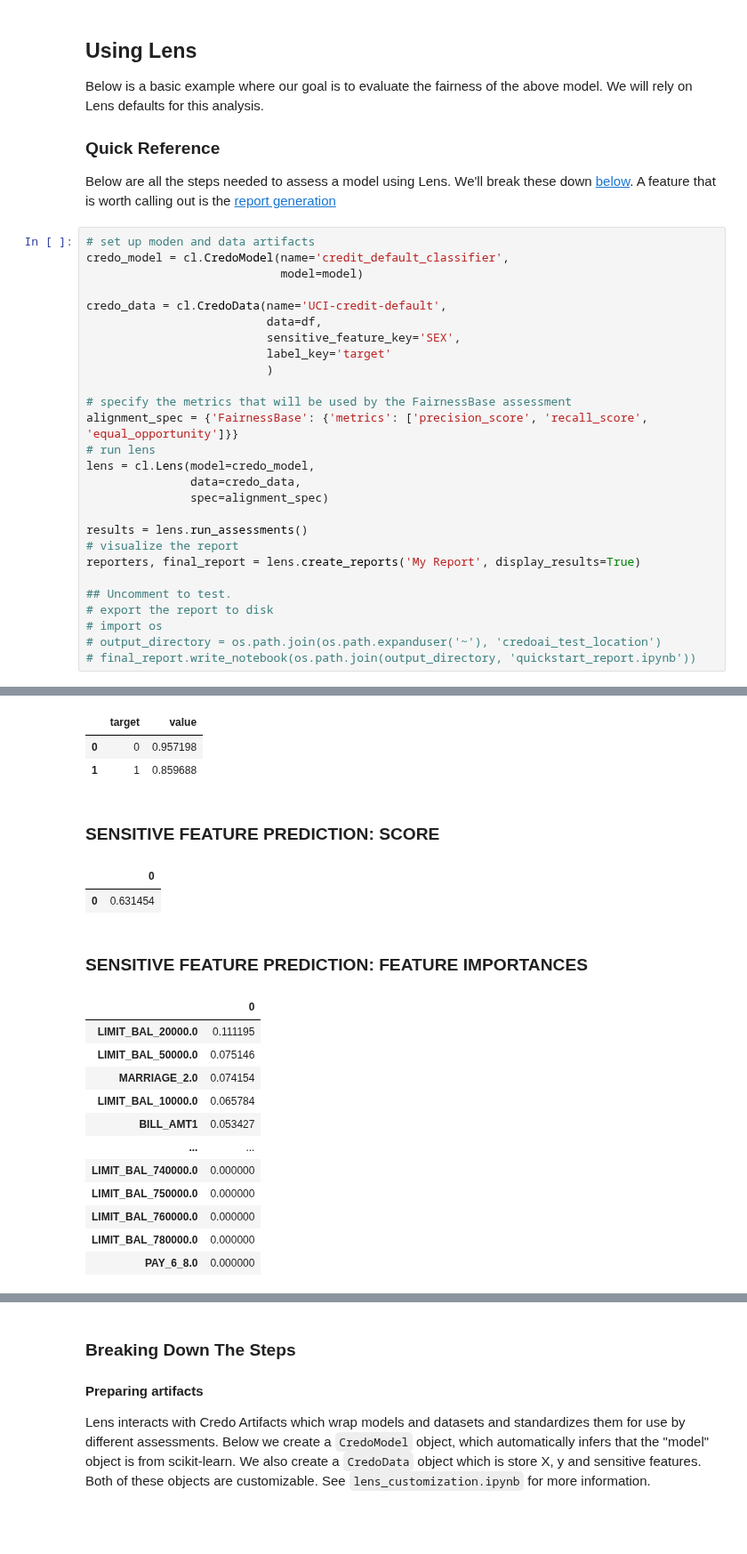
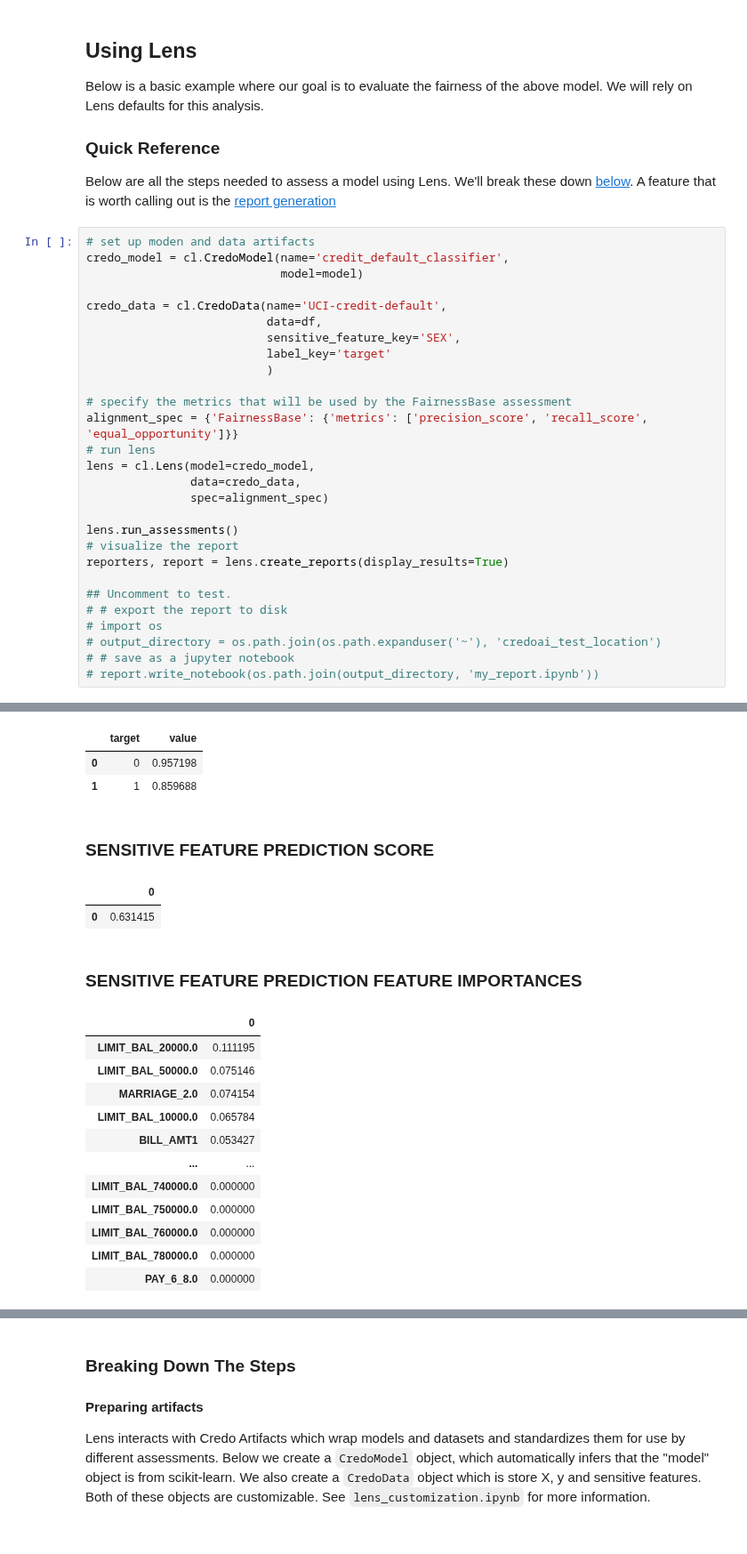
Before and after one commit to credo-ai/credoai_lens, a Jupyter notebook: docs/notebooks/quickstart.ipynb, the cells around one changed output, grey strips where cells are left out. Shown at 89% size. Saved outputs shown, nothing was run; the diff lists cells and outputs as text.

Commit message:
updated all docs and tests to conform to new reporting

```diff
--- a/docs/notebooks/quickstart.ipynb
+++ b/docs/notebooks/quickstart.ipynb
@@ -96,40 +107,41 @@ alignment_spec = {'FairnessBase': {'metrics': ['precision_score', 'recall_score'
 # run lens
 lens = cl.Lens(model=credo_model,
                data=credo_data,
                spec=alignment_spec)
 
-results = lens.run_assessments()
+lens.run_assessments()
 # visualize the report
-reporters, final_report = lens.create_reports('My Report', display_results=True)
+reporters, report = lens.create_reports(display_results=True)
 
 ## Uncomment to test.
-# export the report to disk
+# # export the report to disk
 # import os
 # output_directory = os.path.join(os.path.expanduser('~'), 'credoai_test_location')
-# final_report.write_notebook(os.path.join(output_directory, 'quickstart_report.ipynb'))
+# # save as a jupyter notebook
+# report.write_notebook(os.path.join(output_directory, 'my_report.ipynb'))
 # %% [output]
 SAMPLE BALANCE
 |  | SEX | count | percentage |
 | 0 | female | 11888 | 39.626667 |
 | 1 | male | 18112 | 60.373333 |
 LABEL BALANCE
 |  | SEX | target | count |
 | 0 | female | 0 | 9015 |
 | 1 | female | 1 | 2873 |
 | 2 | male | 0 | 14349 |
 | 3 | male | 1 | 3763 |
 DEMOGRAPHIC PARITY DIFFERENCE
 |  | target | value |
 | 0 | 0 | 0.033909 |
 | 1 | 1 | 0.033909 |
 DEMOGRAPHIC PARITY RATIO
 |  | target | value |
 | 0 | 0 | 0.957198 |
 | 1 | 1 | 0.859688 |
-SENSITIVE FEATURE PREDICTION: SCORE
+SENSITIVE FEATURE PREDICTION SCORE
 |  | 0 |
-| 0 | 0.631454 |
+| 0 | 0.631415 |
-SENSITIVE FEATURE PREDICTION: FEATURE IMPORTANCES
+SENSITIVE FEATURE PREDICTION FEATURE IMPORTANCES
 |  | 0 |
 | LIMIT_BAL_20000.0 | 0.111195 |
 | LIMIT_BAL_50000.0 | 0.075146 |
```
Also changed, not shown: parts of 11 cells of this notebook, 5 other files.
